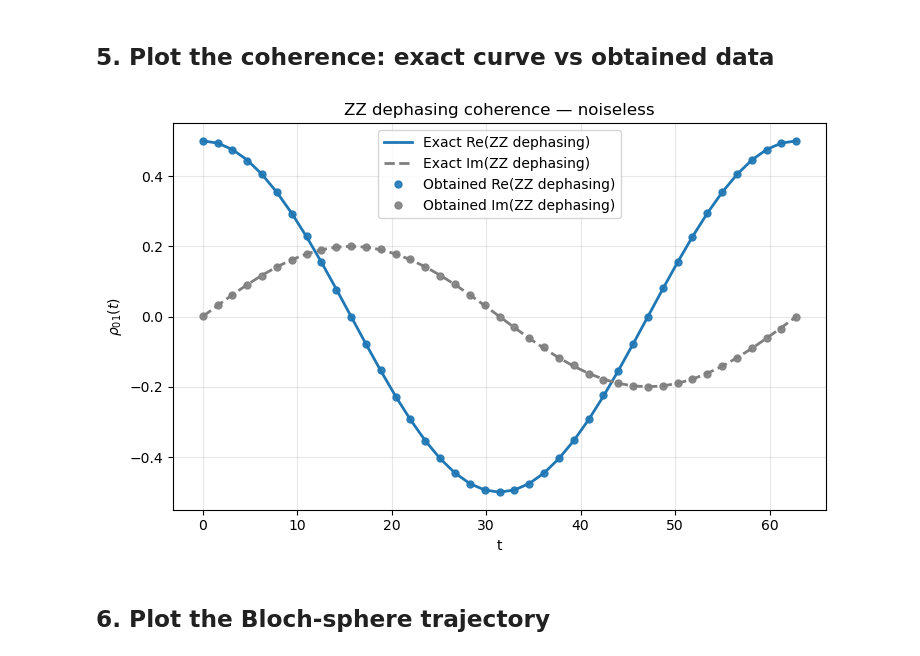
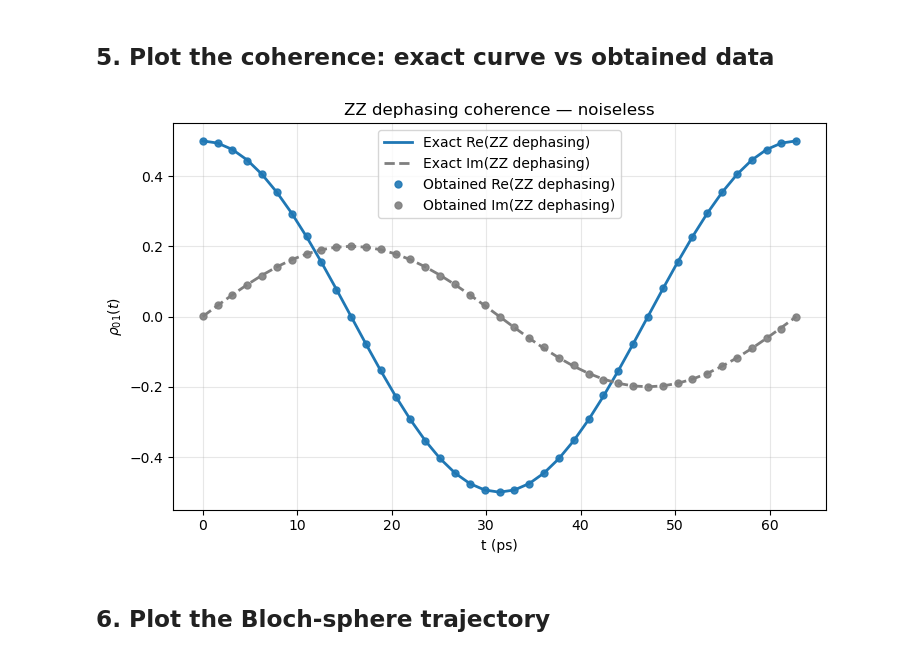
Before and after one commit to hychong1811/Open-QS-project, a Jupyter notebook: timeevo/ZZ/execution_noiseless.ipynb, the cells around one changed output. Saved outputs shown, nothing was run; the diff lists cells and outputs as text; code cells hidden in the pictures.

```diff
--- a/timeevo/ZZ/execution_noiseless.ipynb
+++ b/timeevo/ZZ/execution_noiseless.ipynb
@@ -148,14 +148,14 @@ pd.DataFrame(rows)
 # %%
 fig1, axs1 = plot_complex_coherence_comparison(
     trajectory.coherence_exact,
     trajectory.coherence_obtained,
     title='ZZ dephasing coherence — noiseless',
-    xlabel='t',
+    xlabel='t (ps)',
     colors = ["tab:blue", "tab:gray"],
 )
 plt.show()
 # %% [output]
-[figure, old version]
+[figure, new version]
 # %% [markdown]
 ## 6. Plot the Bloch-sphere trajectory
 # %%
```
Also changed, not shown: 1 other file.
